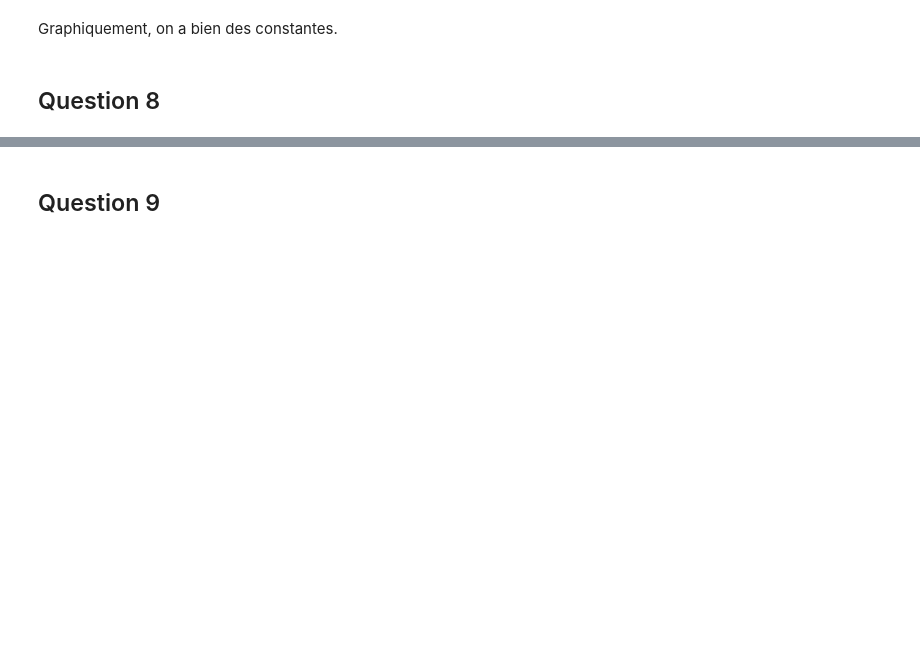
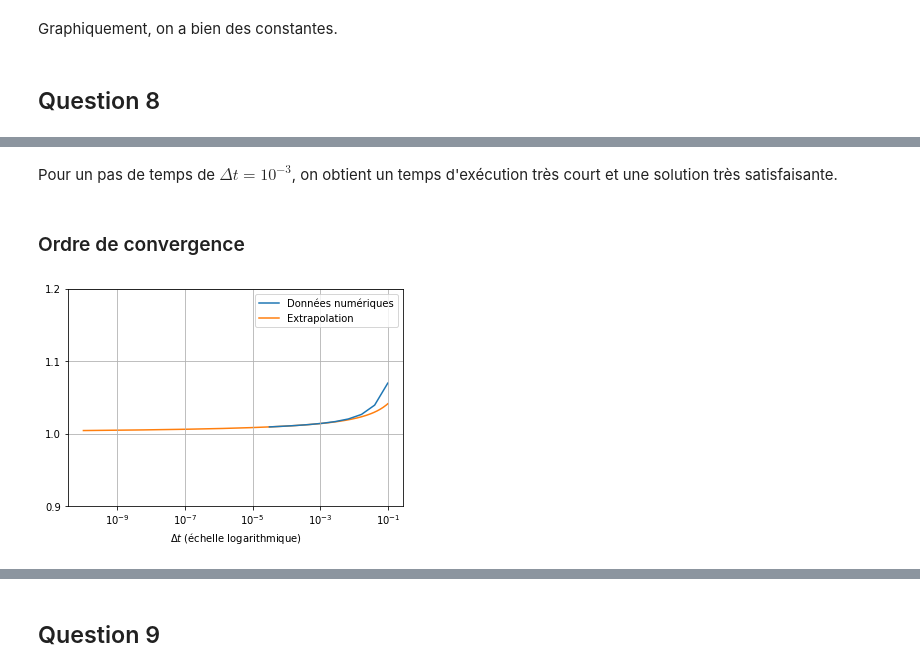
Before and after one commit to 20castro/Projet-equa-diff, a Jupyter notebook: Projet.ipynb, the cells around one changed output, grey strips where cells are left out. Drawn from its saved outputs; the diff is of its cells as text; code cells hidden in the pictures; blank space fills up the shorter version.

```diff
--- a/Projet.ipynb
+++ b/Projet.ipynb
@@ -280,0 +345,25 @@ def solve_euler_explicit(f, x0, dt, t0, tf, itermax = 100) :
+# %% [markdown]
+Pour un pas de temps de $\Delta t = 10^{-3}$, on obtient un temps d'exécution très court et une solution très satisfaisante.
+# %% [markdown]
+### Ordre de convergence
+# %%
+n = 10
+
+dT = np.exp(np.log(10)*np.linspace(-4.5, -1, n, dtype = np.float))
+F = np.exp(np.log(10)*np.linspace(-10, -1, 200, dtype = np.float))
+eta = np.zeros (n)
+
+for k in range(n):
+    T, X = solve_euler_implicit(g, np.array([0, 1]), dT[k], 0, 2*np.pi)
+    eta[k] = np.abs((np.sin(T) - X[:, 0]).max())
+
+plt.plot(dT, np.log(eta)/np.log(dT), zorder = 1, label = 'Données numériques')
+plt.xlabel('$\Delta t$ (échelle logarithmique)')
+plt.xscale('log')
+plt.yticks(np.arange(.9, 1.3, .1))
+plt.ylim(.9, 1.2)
+plt.plot(F, 1 + np.log(eta[0]/dT[0])/np.log(F), zorder = 0, label = 'Extrapolation')
+plt.grid(True, which = 'both')
+plt.legend();
+# %% [output]
+[figure, added]
```
Also changed, not shown: parts of 23 cells of this notebook.
